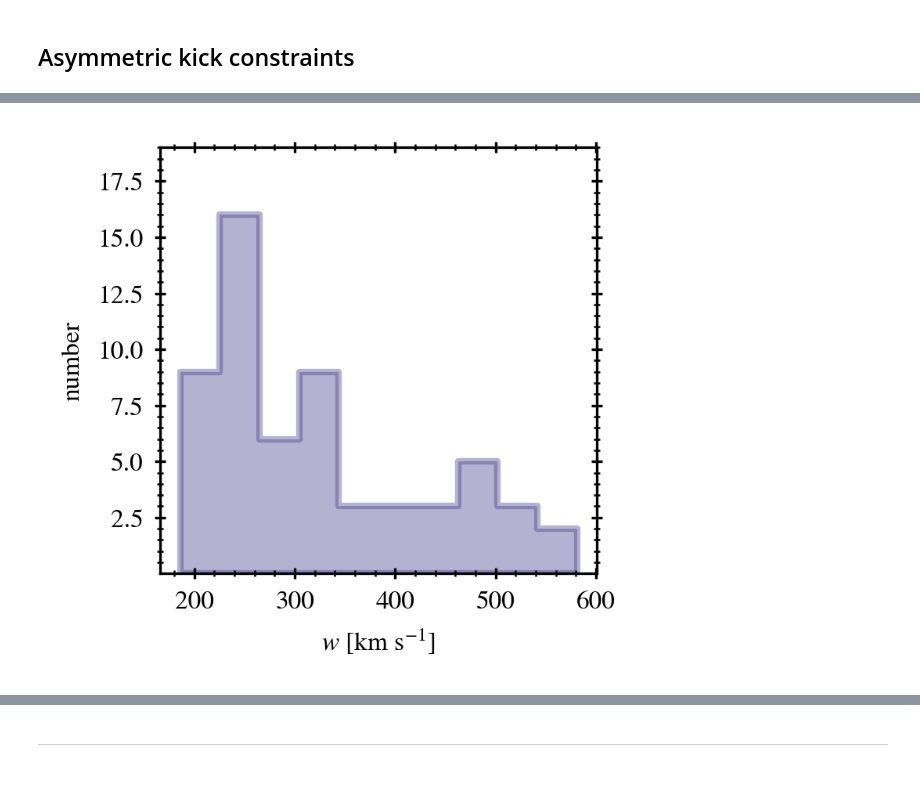
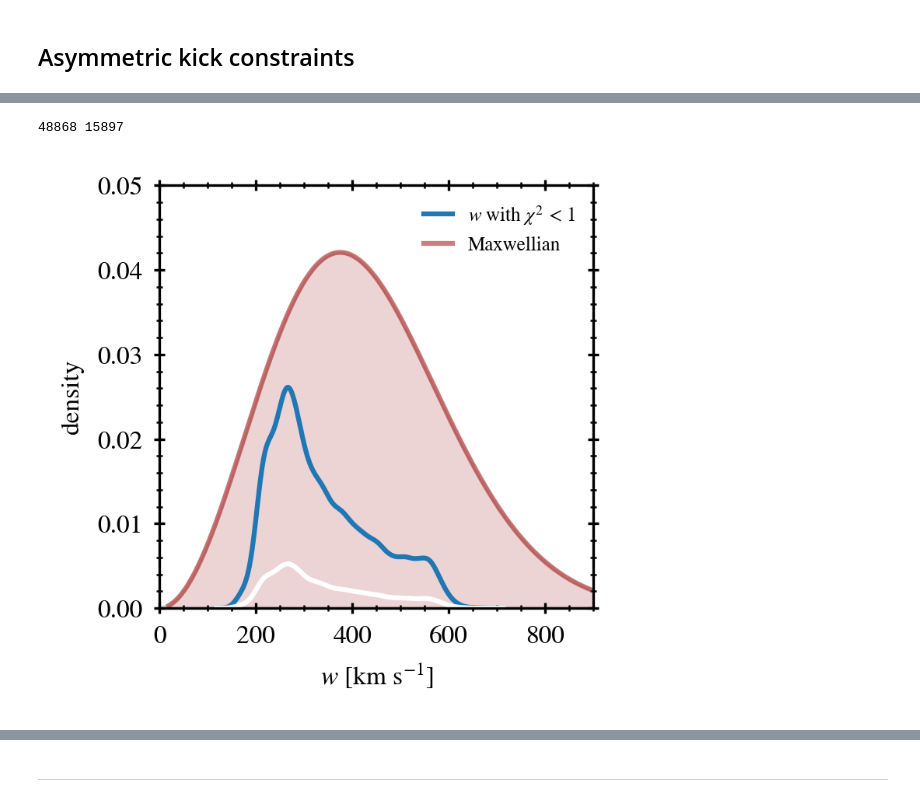
Before and after one commit to asimazbunzel/j08408, a Jupyter notebook: notebooks/grid-of-star-plus-ns.ipynb, the cells around one changed output, grey strips where cells are left out. Saved outputs shown, nothing was run; the diff lists cells and outputs as text; code cells hidden in the pictures.

Commit message:
update notebook with grid of simulations

```diff
--- a/notebooks/grid-of-star-plus-ns.ipynb
+++ b/notebooks/grid-of-star-plus-ns.ipynb
@@ -702,23 +716,75 @@ for k in range(len(porb_pm)):
+# %%
+w_tilt, theta_tilt, phi_tilt = [], [], []
+n_tilt, n_notilt = 0, 0
+for k, wtmp in enumerate(w_nice):
+    if phi_nice[k] > np.pi/2:
+        w_tilt.append(wtmp)
+        theta_tilt.append(theta_nice[k])
+        phi_tilt.append(phi_nice[k])
+        n_tilt += 1
+    else:
+        n_notilt += 1
+
+print(n_tilt, n_notilt)
+
+# use numpy arrays
+w_tilt = np.array(w_tilt)
+theta_tilt = np.array(theta_tilt)
+phi_tilt = np.array(phi_tilt)
+# %% [output]
+48868 15897
 # %%
 if use_paper_style:
     plt.style.use("../config/paper-style.mpl")
 else:
     plt.style.use("../config/style.mpl")
 fig, ax = plt.subplots()
 
 ax.set_xlabel("$w$ [km s$^{-1}$]")
-ax.set_ylabel("number")
+ax.set_ylabel("density")
 
-ax.set_ylim(0.01, 19)
+ax.set_ylim(0.0, 0.05)
+ax.set_xlim(0, 900)
 
-hist, bin_edges = np.histogram(w_pm)
-for k in range(len(hist)):
-    hist[k] = hist[k] # / (np.log10(bins[k+1])-np.log10(bins[k]))/np.log(10)
-left, right = bin_edges[:-1], bin_edges[1:]
+# distribution for nice kicks
+wbins = np.linspace(0, 1500, 80)
+sn0 = sns.kdeplot(
+    x=w_nice,
+    clip=(0, 1500),
+    weights=1 / (len(w_distro) * np.ones(len(w_nice))),
+    common_norm=True,
+    bw_adjust=1,
+    common_grid=False,
+    alpha=0.0,
+    color="white",
+)
+x, y = sn0.lines[0].get_data()
+ax.plot(x, 5*y, color="C0", label="$w$ with $\\chi^2 \, < \, 1$")
 
-X_Z = np.array([left,right]).T.flatten()
-Y_Z = np.array([hist,hist]).T.flatten()
+# maxwell distribution
+x = np.linspace(265 * maxwell.ppf(0.0001), 265 * maxwell.ppf(0.99), len(w_distro))
+ax.plot(
+    x,
+    19 * maxwell.pdf(x, scale=265),
+    color="brown",
+    alpha=0.6,
+    label="Maxwellian",
+)
+wtmp = np.linspace(0, 1500, 80)
+ax.fill_between(wtmp, 0, 19 * maxwell.pdf(wtmp, scale=265.0), color="brown", alpha=0.2)
 
-ax.fill_between(X_Z, 1e-6*np.ones(len(Y_Z)), Y_Z, color='darkslateblue', alpha=0.4, linewidth=2);
+sn = sns.kdeplot(
+    x=w_tilt,
+    clip=(0, 1500),
+    weights=1 / (len(w_distro) * np.ones(len(w_tilt))),
+    common_norm=False,
+    bw_adjust=1,
+    common_grid=False,
+    alpha=1.0,
+    color="white",
+)
+
+# legends
+ax.legend();
 # %% [output]
-[figure, old version]
+[figure, new version]
```
Also changed, not shown: parts of 14 cells of this notebook.
